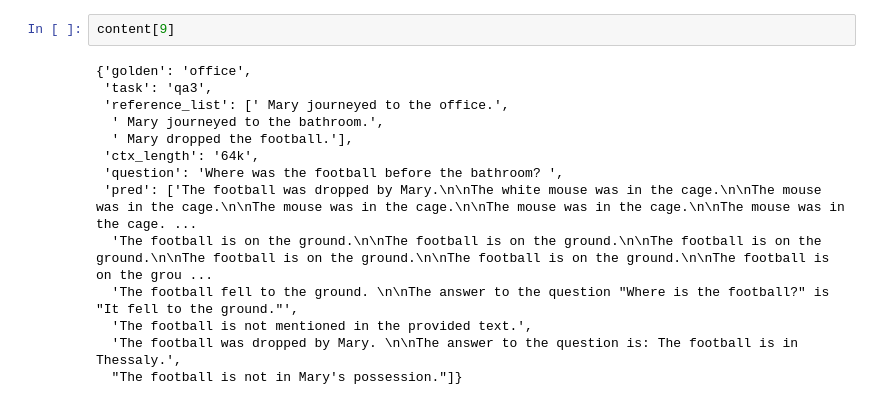
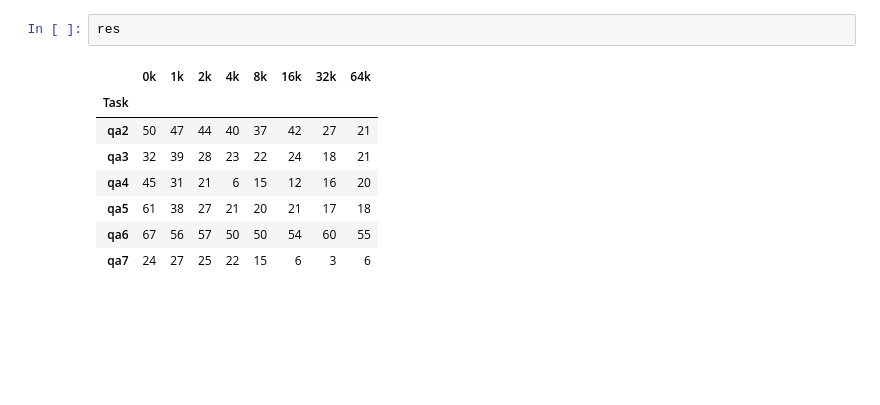
Before and after one commit to ZetangForward/MyRLHF, a Jupyter notebook: evaluation/babilong/eval.ipynb, the cells around one changed output. Saved outputs shown, nothing was run; the diff lists cells and outputs as text; blank space fills up the shorter version.

```diff
--- a/evaluation/babilong/eval.ipynb
+++ b/evaluation/babilong/eval.ipynb
@@ -151,16 +143,11 @@ content = auto_read_data("/mnt/petrelfs/tangzecheng/local_data/inference_results
-# %%
-content[9]
-# %% [output]
-{'golden': 'office',
- 'task': 'qa3',
- 'reference_list': [' Mary journeyed to the office.',
-  ' Mary journeyed to the bathroom.',
-  ' Mary dropped the football.'],
- 'ctx_length': '64k',
- 'question': 'Where was the football before the bathroom? ',
- 'pred': ['The football was dropped by Mary.\n\nThe white mouse was in the cage.\n\nThe mouse was in the cage.\n\nThe mouse was in the cage.\n\nThe mouse was in the cage.\n\nThe mouse was in the cage. ...
-  'The football is on the ground.\n\nThe football is on the ground.\n\nThe football is on the ground.\n\nThe football is on the ground.\n\nThe football is on the ground.\n\nThe football is on the grou ...
-  'The football fell to the ground. \n\nThe answer to the question "Where is the football?" is "It fell to the ground."',
-  'The football is not mentioned in the provided text.',
-  'The football was dropped by Mary. \n\nThe answer to the question is: The football is in Thessaly.',
-  "The football is not in Mary's possession."]}
+# %%
+res
+# %% [output]
+|  | 0k | 1k | 2k | 4k | 8k | 16k | 32k | 64k |
+| Task |  |  |  |  |  |  |  |  |
+| qa2 | 50 | 47 | 44 | 40 | 37 | 42 | 27 | 21 |
+| qa3 | 32 | 39 | 28 | 23 | 22 | 24 | 18 | 21 |
+| qa4 | 45 | 31 | 21 | 6 | 15 | 12 | 16 | 20 |
+| qa5 | 61 | 38 | 27 | 21 | 20 | 21 | 17 | 18 |
+| qa6 | 67 | 56 | 57 | 50 | 50 | 54 | 60 | 55 |
+| qa7 | 24 | 27 | 25 | 22 | 15 | 6 | 3 | 6 |
```
Also changed, not shown: parts of 5 cells of this notebook, 3 other files.
